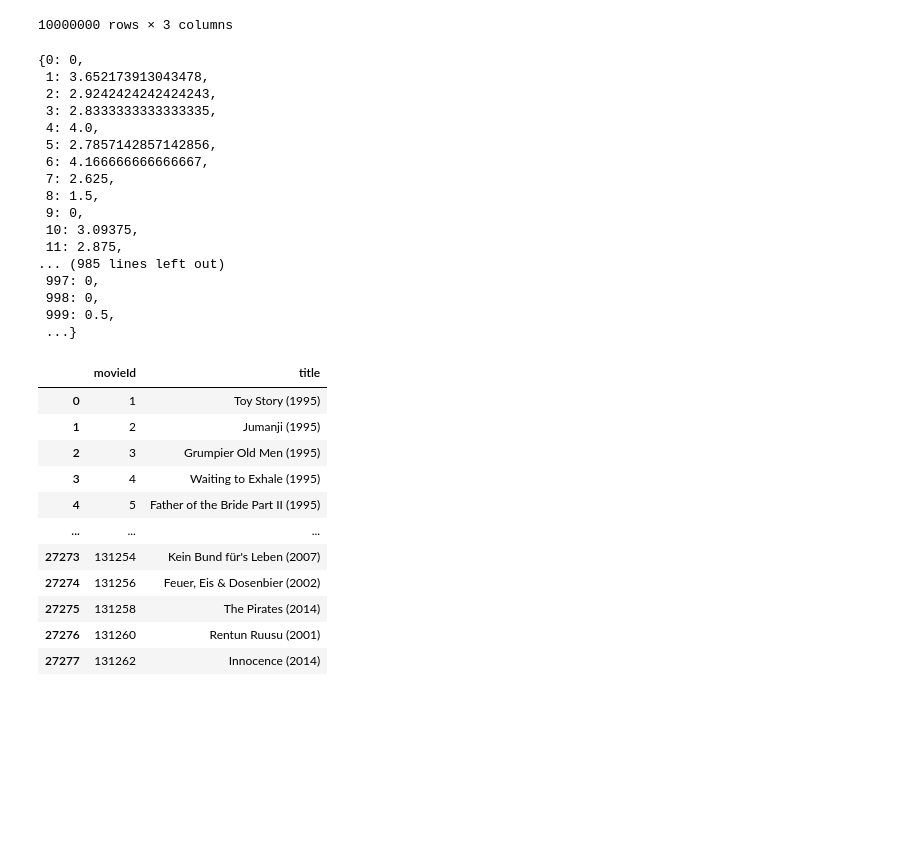
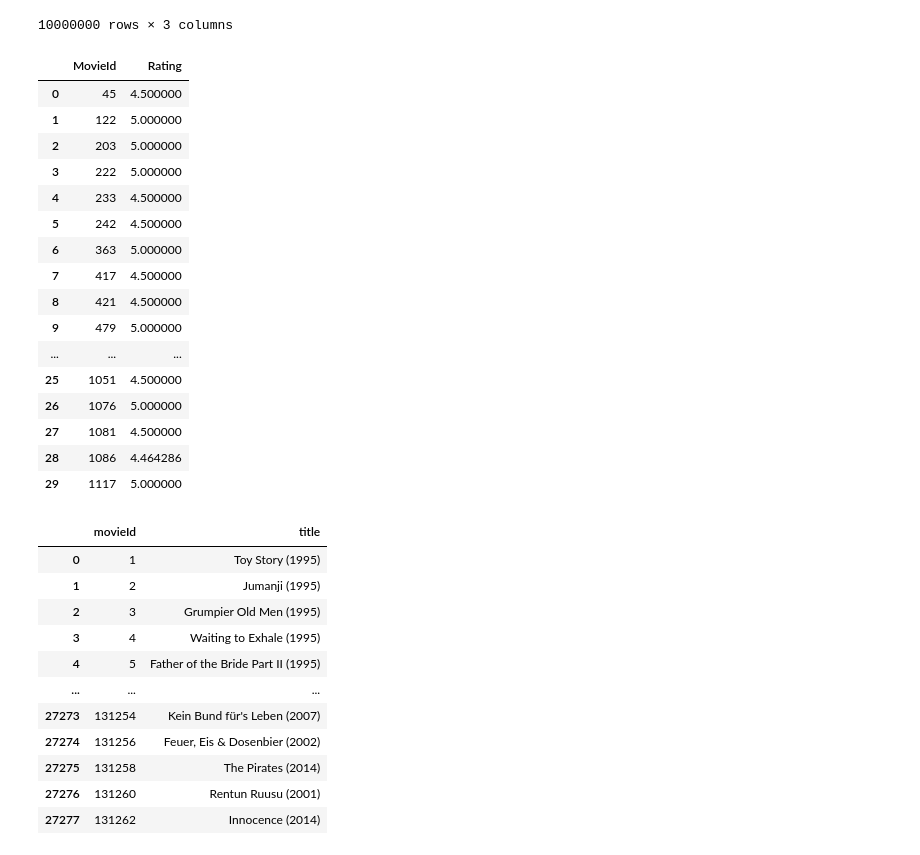
Before and after one commit to Pspetz/Big-Data-Analytics, a Jupyter notebook: query1.ipynb, the cells around one changed output. Drawn from its saved outputs; the diff is of its cells as text; code cells hidden in the pictures; blank space fills up the shorter version.

```diff
--- a/query1.ipynb
+++ b/query1.ipynb
@@ -47,35 +77,35 @@ for i in range(len(dxx)):
     new_list.append(x)
     first_value = dxx['movieId'].iat[i]
     dicts[i] = new_list[i]
-dicts
-# %% [output]
-{0: 0,
- 1: 3.652173913043478,
- 2: 2.9242424242424243,
- 3: 2.8333333333333335,
- 4: 4.0,
- 5: 2.7857142857142856,
- 6: 4.166666666666667,
- 7: 2.625,
- 8: 1.5,
- 9: 0,
- 10: 3.09375,
- 11: 2.875,
-... (985 lines left out)
- 997: 0,
- 998: 0,
- 999: 0.5,
- ...}
 # %%
 dicts={x:y for x,y in dicts.items() if y!=0}
 #ERWTIMA3
 def compare_dict_values(dictionary, given_float):
     return {i: dictionary[i] for i in dictionary if dictionary[i] > given_float}
 
 
 final_table=compare_dict_values(dicts,4.4)
 final_table = pd.DataFrame(list(final_table.items()), columns=['MovieId', 'Rating'])
 final_table=final_table.head(30)
+final_table
+# %% [output]
+|  | MovieId | Rating |
+| 0 | 45 | 4.500000 |
+| 1 | 122 | 5.000000 |
+| 2 | 203 | 5.000000 |
+| 3 | 222 | 5.000000 |
+| 4 | 233 | 4.500000 |
+| 5 | 242 | 4.500000 |
+| 6 | 363 | 5.000000 |
+| 7 | 417 | 4.500000 |
+| 8 | 421 | 4.500000 |
+| 9 | 479 | 5.000000 |
+| ... | ... | ... |
+| 25 | 1051 | 4.500000 |
+| 26 | 1076 | 5.000000 |
+| 27 | 1081 | 4.500000 |
+| 28 | 1086 | 4.464286 |
+| 29 | 1117 | 5.000000 |
 # %%
 df
 # %% [output]
```
Also changed, not shown: parts of 10 cells of this notebook.
